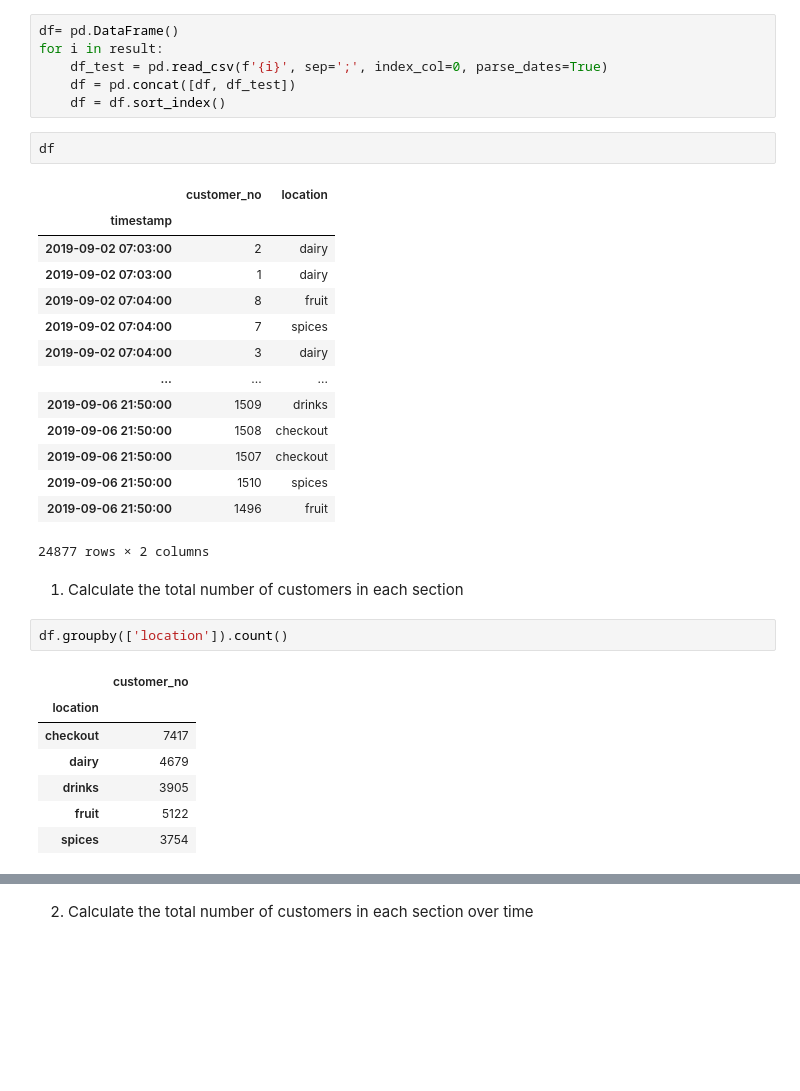
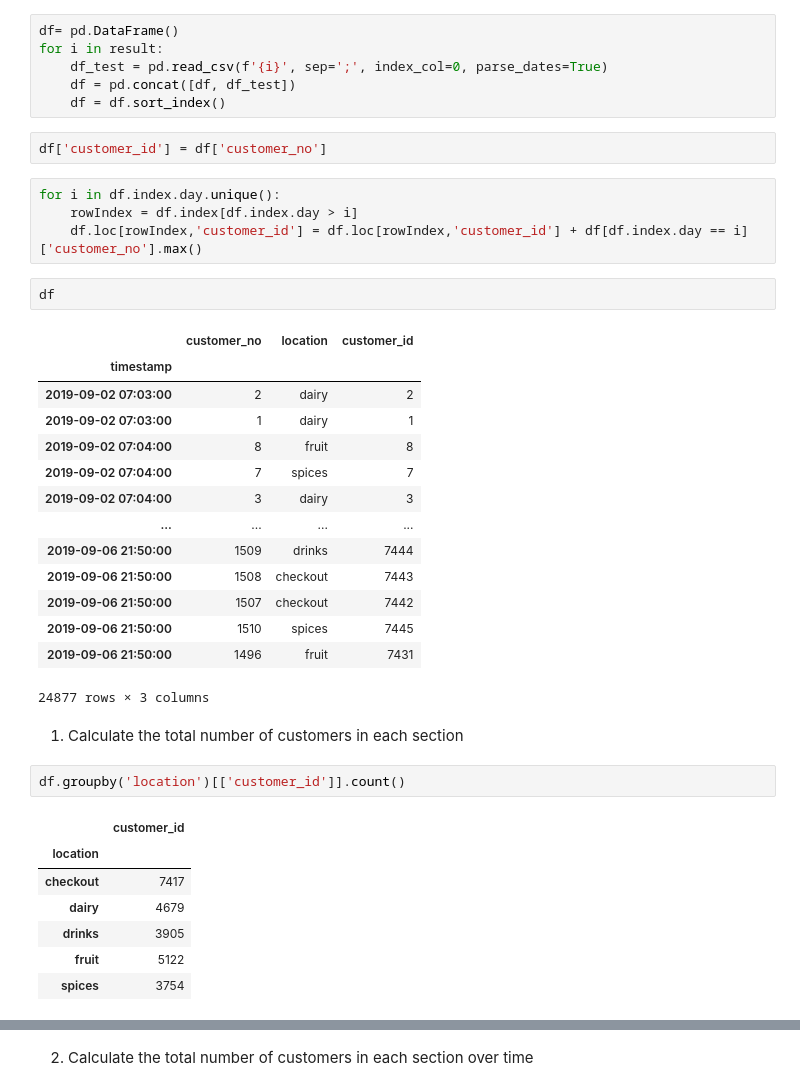
Before and after one commit to fserro/buynilla, a Jupyter notebook: data_exploration_supermarket.ipynb, the cells around one changed output, grey strips where cells are left out. Saved outputs shown, nothing was run; the diff lists cells and outputs as text; blank space fills up the shorter version.

```diff
--- a/data_exploration_supermarket.ipynb
+++ b/data_exploration_supermarket.ipynb
@@ -21,29 +21,35 @@ for i in result:
     df_test = pd.read_csv(f'{i}', sep=';', index_col=0, parse_dates=True)
     df = pd.concat([df, df_test])
     df = df.sort_index()
+# %%
+df['customer_id'] = df['customer_no']
+# %%
+for i in df.index.day.unique():
+    rowIndex = df.index[df.index.day > i]
+    df.loc[rowIndex,'customer_id'] = df.loc[rowIndex,'customer_id'] + df[df.index.day == i]['customer_no'].max()
 # %%
 df
 # %% [output]
-|  | customer_no | location |
-| timestamp |  |  |
-| 2019-09-02 07:03:00 | 2 | dairy |
-| 2019-09-02 07:03:00 | 1 | dairy |
-| 2019-09-02 07:04:00 | 8 | fruit |
-| 2019-09-02 07:04:00 | 7 | spices |
-| 2019-09-02 07:04:00 | 3 | dairy |
-| ... | ... | ... |
-| 2019-09-06 21:50:00 | 1509 | drinks |
-| 2019-09-06 21:50:00 | 1508 | checkout |
-| 2019-09-06 21:50:00 | 1507 | checkout |
-| 2019-09-06 21:50:00 | 1510 | spices |
-| 2019-09-06 21:50:00 | 1496 | fruit |
+|  | customer_no | location | customer_id |
+| timestamp |  |  |  |
+| 2019-09-02 07:03:00 | 2 | dairy | 2 |
+| 2019-09-02 07:03:00 | 1 | dairy | 1 |
+| 2019-09-02 07:04:00 | 8 | fruit | 8 |
+| 2019-09-02 07:04:00 | 7 | spices | 7 |
+| 2019-09-02 07:04:00 | 3 | dairy | 3 |
+| ... | ... | ... | ... |
+| 2019-09-06 21:50:00 | 1509 | drinks | 7444 |
+| 2019-09-06 21:50:00 | 1508 | checkout | 7443 |
+| 2019-09-06 21:50:00 | 1507 | checkout | 7442 |
+| 2019-09-06 21:50:00 | 1510 | spices | 7445 |
+| 2019-09-06 21:50:00 | 1496 | fruit | 7431 |
-24877 rows × 2 columns
+24877 rows × 3 columns
 # %% [markdown]
 1. Calculate the total number of customers in each section
 # %%
-df.groupby(['location']).count()
+df.groupby('location')[['customer_id']].count()
 # %% [output]
-|  | customer_no |
+|  | customer_id |
 | location |  |
 | checkout | 7417 |
 | dairy | 4679 |
```
Also changed, not shown: parts of 44 cells of this notebook.
